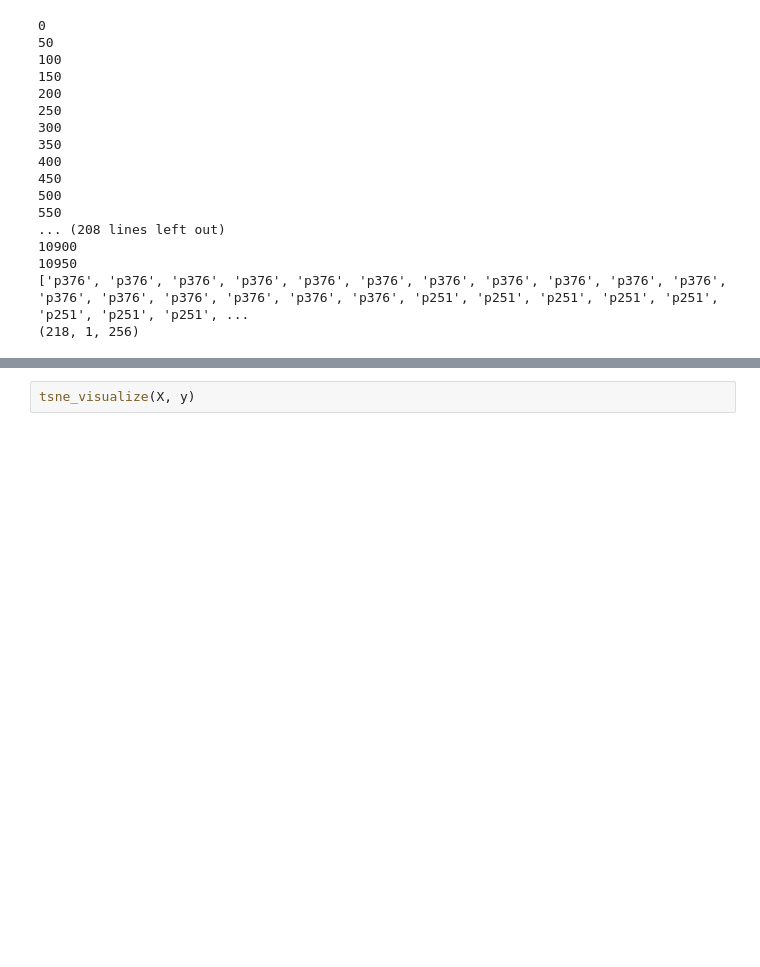
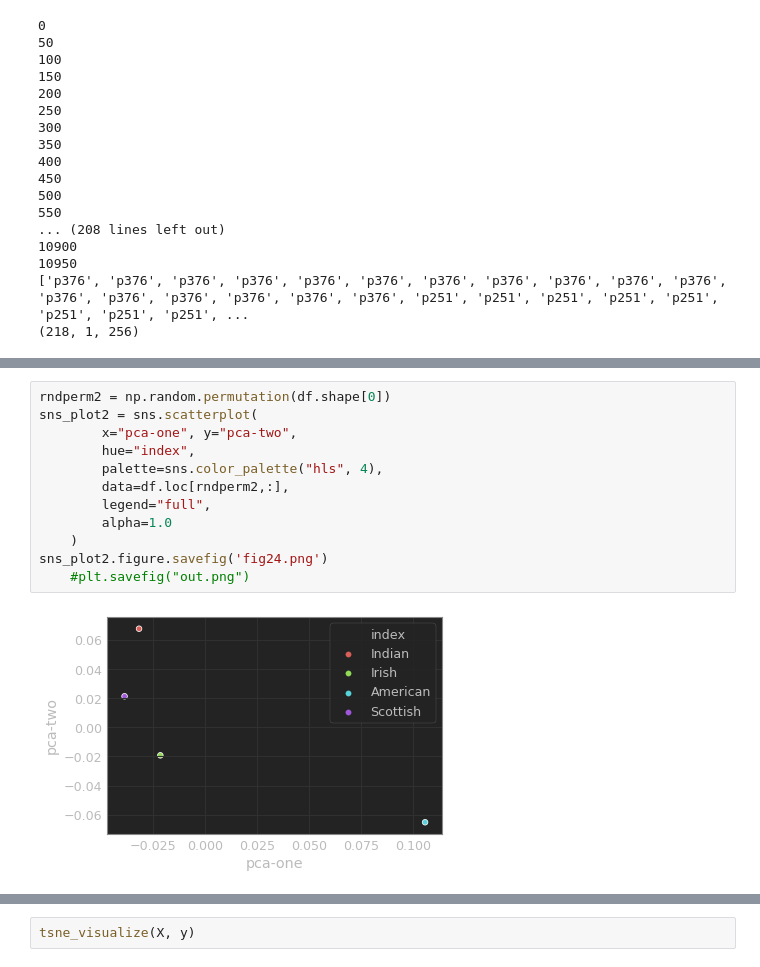
Before and after one commit to ChetanMadan/Accent-Sensitive-Voice-Cloning, a Jupyter notebook: TSNE Visualization.ipynb, the cells around one changed output, grey strips where cells are left out. Drawn from its saved outputs; the diff is of its cells as text; blank space fills up the shorter version.

```diff
--- a/TSNE Visualization.ipynb
+++ b/TSNE Visualization.ipynb
@@ -455,0 +710,14 @@ y.shape
+# %%
+rndperm2 = np.random.permutation(df.shape[0])
+sns_plot2 = sns.scatterplot(
+        x="pca-one", y="pca-two",
+        hue="index",
+        palette=sns.color_palette("hls", 4),
+        data=df.loc[rndperm2,:],
+        legend="full",
+        alpha=1.0
+    )
+sns_plot2.figure.savefig('fig24.png')
+    #plt.savefig("out.png")
+# %% [output]
+[figure, added]
```
Also changed, not shown: parts of 35 cells of this notebook, 30 other files.
